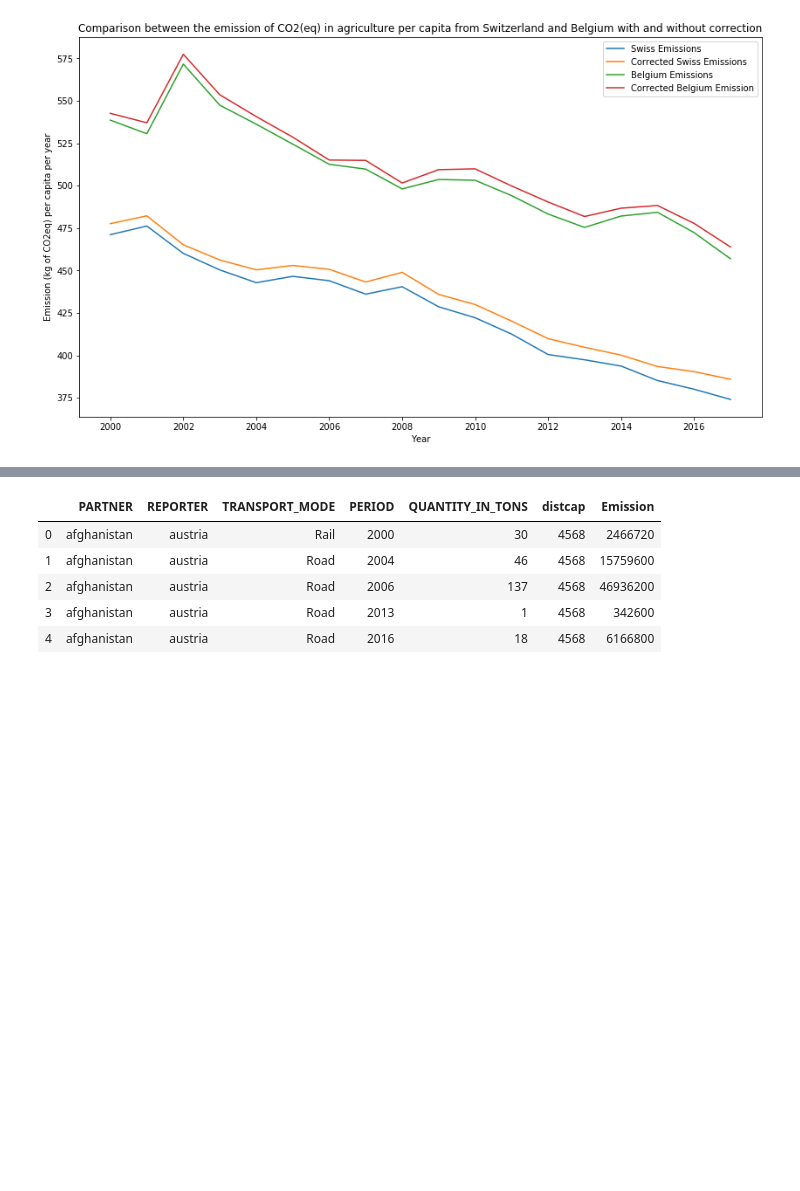
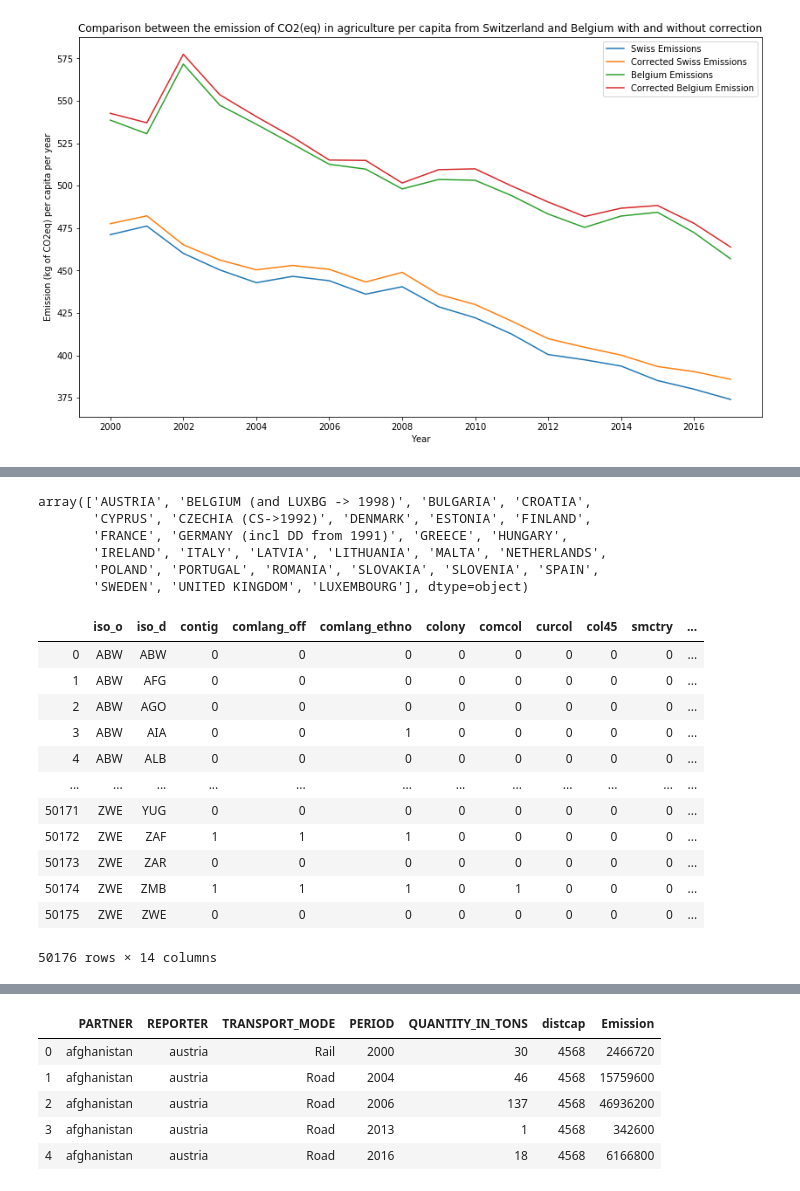
Before and after one commit to Lambo97/ADAProject, a Jupyter notebook: src/Final.ipynb, the cells around one changed output, grey strips where cells are left out. Saved outputs shown, nothing was run; the diff lists cells and outputs as text; code cells hidden in the pictures; blank space fills up the shorter version.

Commit message:
added transport calculations

```diff
--- a/src/Final.ipynb
+++ b/src/Final.ipynb
@@ -54,6 +54,7 @@ from pyspark.sql.functions import *
 DATA_PATH = '../data/'
 GENERATED_DATA_PATH = '../generated/'
 RESULT_PATH = '../results/'
+TRANSPORT_DATA_PATH = DATA_PATH + 'transport/'
 # %% [markdown]
 ### Percentage of worldly emission due to agriculture <a name="percentage_emissions"></a>
 # %% [markdown]
@@ -1403,0 +1445,27 @@ For that purpose we use a dataset coming from the european institution. As Switz
+# %%
+transport['REPORTER'].unique()
+# %% [output]
+array(['AUSTRIA', 'BELGIUM (and LUXBG -> 1998)', 'BULGARIA', 'CROATIA',
+       'CYPRUS', 'CZECHIA (CS->1992)', 'DENMARK', 'ESTONIA', 'FINLAND',
+       'FRANCE', 'GERMANY (incl DD from 1991)', 'GREECE', 'HUNGARY',
+       'IRELAND', 'ITALY', 'LATVIA', 'LITHUANIA', 'MALTA', 'NETHERLANDS',
+       'POLAND', 'PORTUGAL', 'ROMANIA', 'SLOVAKIA', 'SLOVENIA', 'SPAIN',
+       'SWEDEN', 'UNITED KINGDOM', 'LUXEMBOURG'], dtype=object)
+# %%
+# Load the distances between every country, dataset found here: http://www.cepii.fr/cepii/en/bdd_modele/presentation.asp?id=6
+distances = pd.read_excel(TRANSPORT_DATA_PATH+'dist_cepii.xls')
+distances
+# %% [output]
+|  | iso_o | iso_d | contig | comlang_off | comlang_ethno | colony | comcol | curcol | col45 | smctry | ... |
+| 0 | ABW | ABW | 0 | 0 | 0 | 0 | 0 | 0 | 0 | 0 | ... |
+| 1 | ABW | AFG | 0 | 0 | 0 | 0 | 0 | 0 | 0 | 0 | ... |
+| 2 | ABW | AGO | 0 | 0 | 0 | 0 | 0 | 0 | 0 | 0 | ... |
+| 3 | ABW | AIA | 0 | 0 | 1 | 0 | 0 | 0 | 0 | 0 | ... |
+| 4 | ABW | ALB | 0 | 0 | 0 | 0 | 0 | 0 | 0 | 0 | ... |
+| ... | ... | ... | ... | ... | ... | ... | ... | ... | ... | ... | ... |
+| 50171 | ZWE | YUG | 0 | 0 | 0 | 0 | 0 | 0 | 0 | 0 | ... |
+| 50172 | ZWE | ZAF | 1 | 1 | 1 | 0 | 0 | 0 | 0 | 0 | ... |
+| 50173 | ZWE | ZAR | 0 | 0 | 0 | 0 | 0 | 0 | 0 | 0 | ... |
+| 50174 | ZWE | ZMB | 1 | 1 | 1 | 0 | 1 | 0 | 0 | 0 | ... |
+| 50175 | ZWE | ZWE | 0 | 0 | 0 | 0 | 0 | 0 | 0 | 0 | ... |
+50176 rows × 14 columns
```
Also changed, not shown: parts of 27 cells of this notebook.
